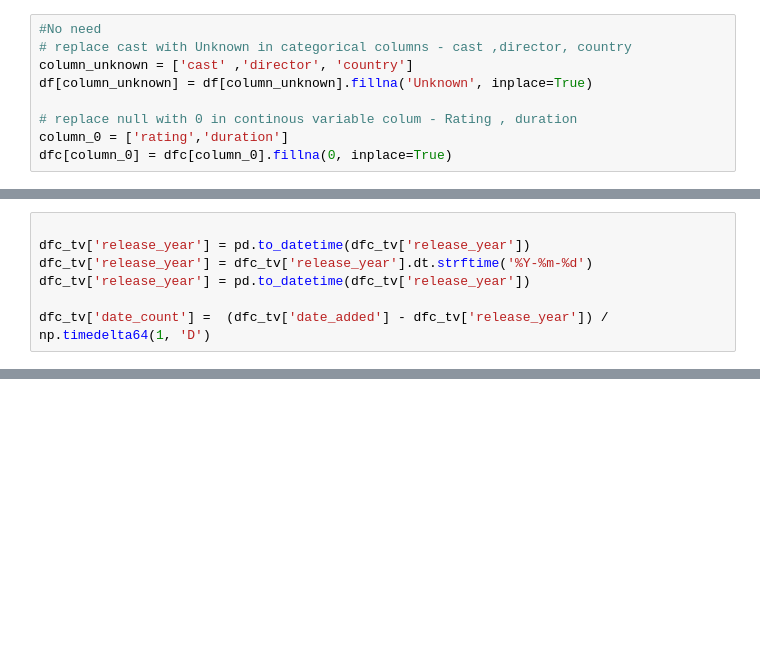
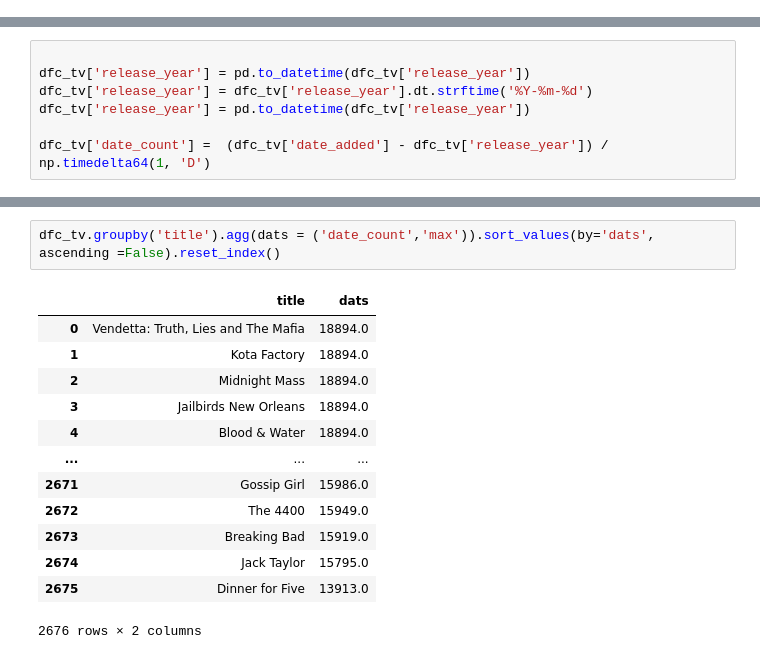
Before and after one commit to knagabharathi/Pylib_Data_visualization, a Jupyter notebook: Netflix_case_studies.ipynb, the cells around one changed output, grey strips where cells are left out. Drawn from its saved outputs; the diff is of its cells as text; blank space fills up the shorter version.

```diff
--- a/Netflix_case_studies.ipynb
+++ b/Netflix_case_studies.ipynb
@@ -148,12 +148,3 @@ description         0
 dtype: int64
 # %% [markdown]
 Only director , cast, country, date_added, rating , duration had missing values
-# %%
-#No need
-# replace cast with Unknown in categorical columns - cast ,director, country
-column_unknown = ['cast' ,'director', 'country']
-df[column_unknown] = df[column_unknown].fillna('Unknown', inplace=True)
-
-# replace null with 0 in continous variable colum - Rating , duration
-column_0 = ['rating','duration']
-dfc[column_0] = dfc[column_0].fillna(0, inplace=True)
@@ -816,0 +790,16 @@ dfc_tv.head()
+# %%
+dfc_tv.groupby('title').agg(dats = ('date_count','max')).sort_values(by='dats', ascending =False).reset_index()
+# %% [output]
+|  | title | dats |
+| 0 | Vendetta: Truth, Lies and The Mafia | 18894.0 |
+| 1 | Kota Factory | 18894.0 |
+| 2 | Midnight Mass | 18894.0 |
+| 3 | Jailbirds New Orleans | 18894.0 |
+| 4 | Blood & Water | 18894.0 |
+| ... | ... | ... |
+| 2671 | Gossip Girl | 15986.0 |
+| 2672 | The 4400 | 15949.0 |
+| 2673 | Breaking Bad | 15919.0 |
+| 2674 | Jack Taylor | 15795.0 |
+| 2675 | Dinner for Five | 13913.0 |
+2676 rows × 2 columns
```
Also changed, not shown: parts of 5 cells of this notebook.
